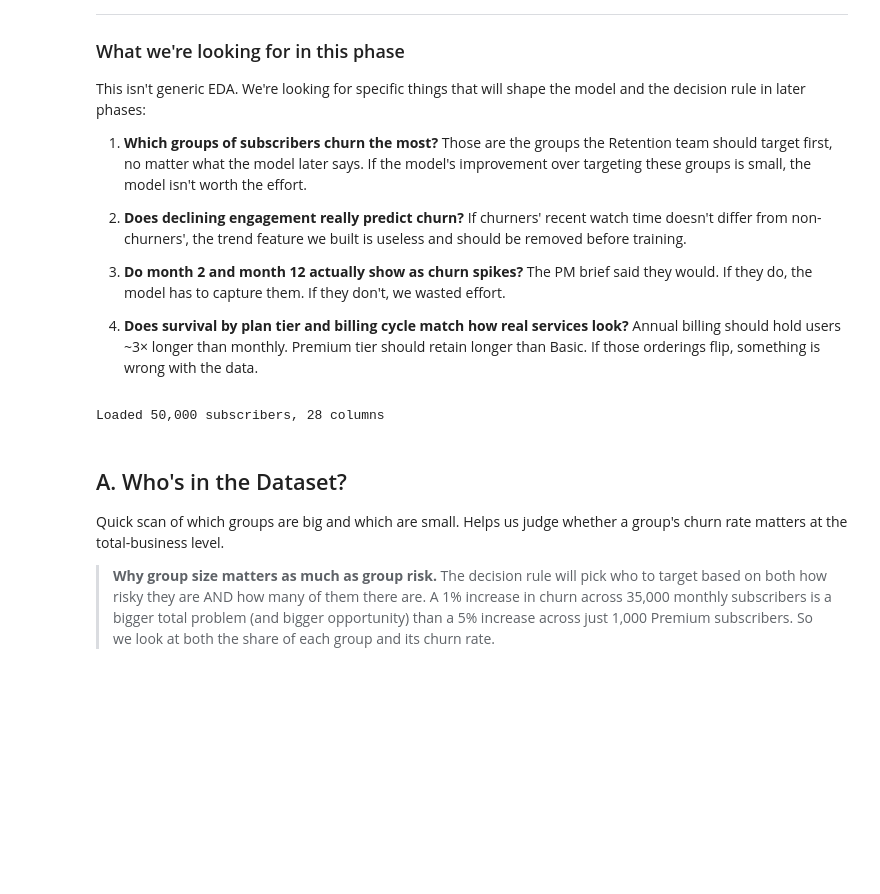
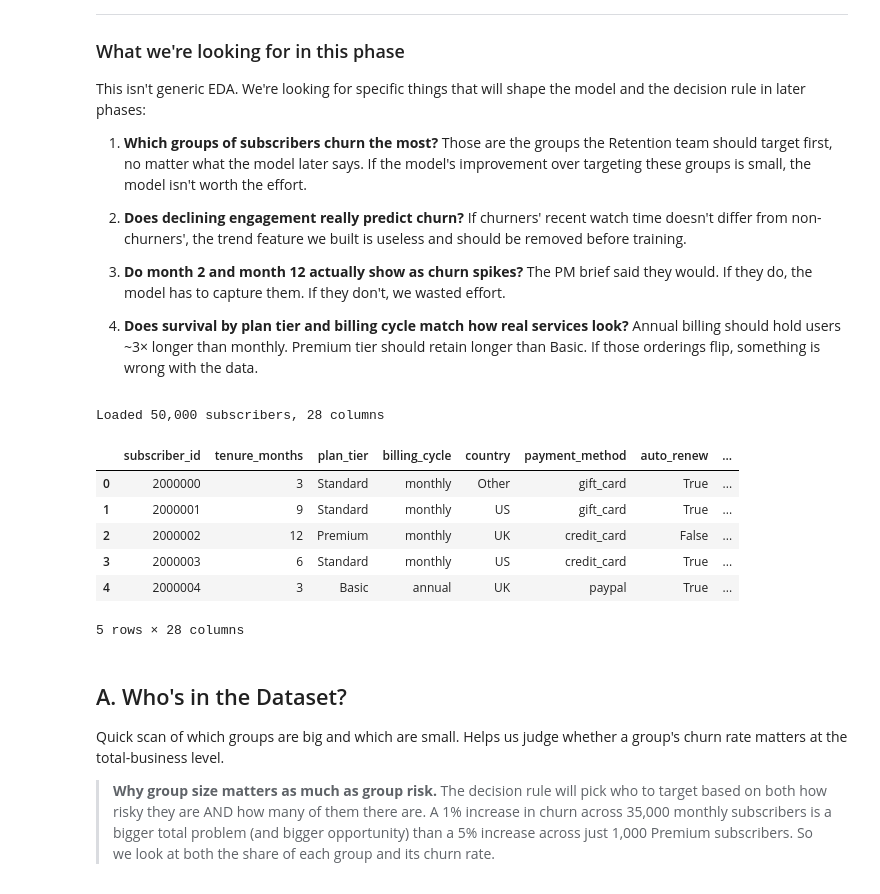
Before and after one commit to janeruxi1/StreamFlix-churn-retention, a Jupyter notebook: notebooks/02_eda.ipynb, the cells around one changed output. Cells and saved outputs as stored; diff of their text form; code cells hidden in the pictures; blank space fills up the shorter version.

```diff
--- a/notebooks/02_eda.ipynb
+++ b/notebooks/02_eda.ipynb
@@ -32,21 +32,29 @@ model and the decision rule in later phases:
 # %%
 import sys
 from pathlib import Path
 sys.path.insert(0, str(Path.cwd().parent))
 
 import numpy as np
 import pandas as pd
 import matplotlib.pyplot as plt
 
 from src.data.loader import load_subscribers
 
 FIG_DIR = Path("../reports/figures")
 FIG_DIR.mkdir(parents=True, exist_ok=True)
 
 df = load_subscribers("../data/subscribers.csv")
 print(f"Loaded {len(df):,} subscribers, {len(df.columns)} columns")
+display(df.head())
 # %% [output]
 Loaded 50,000 subscribers, 28 columns
+|  | subscriber_id | tenure_months | plan_tier | billing_cycle | country | payment_method | auto_renew | ... |
+| 0 | 2000000 | 3 | Standard | monthly | Other | gift_card | True | ... |
+| 1 | 2000001 | 9 | Standard | monthly | US | gift_card | True | ... |
+| 2 | 2000002 | 12 | Premium | monthly | UK | credit_card | False | ... |
+| 3 | 2000003 | 6 | Standard | monthly | US | credit_card | True | ... |
+| 4 | 2000004 | 3 | Basic | annual | UK | paypal | True | ... |
+5 rows × 28 columns
 # %% [markdown]
 ## A. Who's in the Dataset?
 
```
Also changed, not shown: 6 other files.
